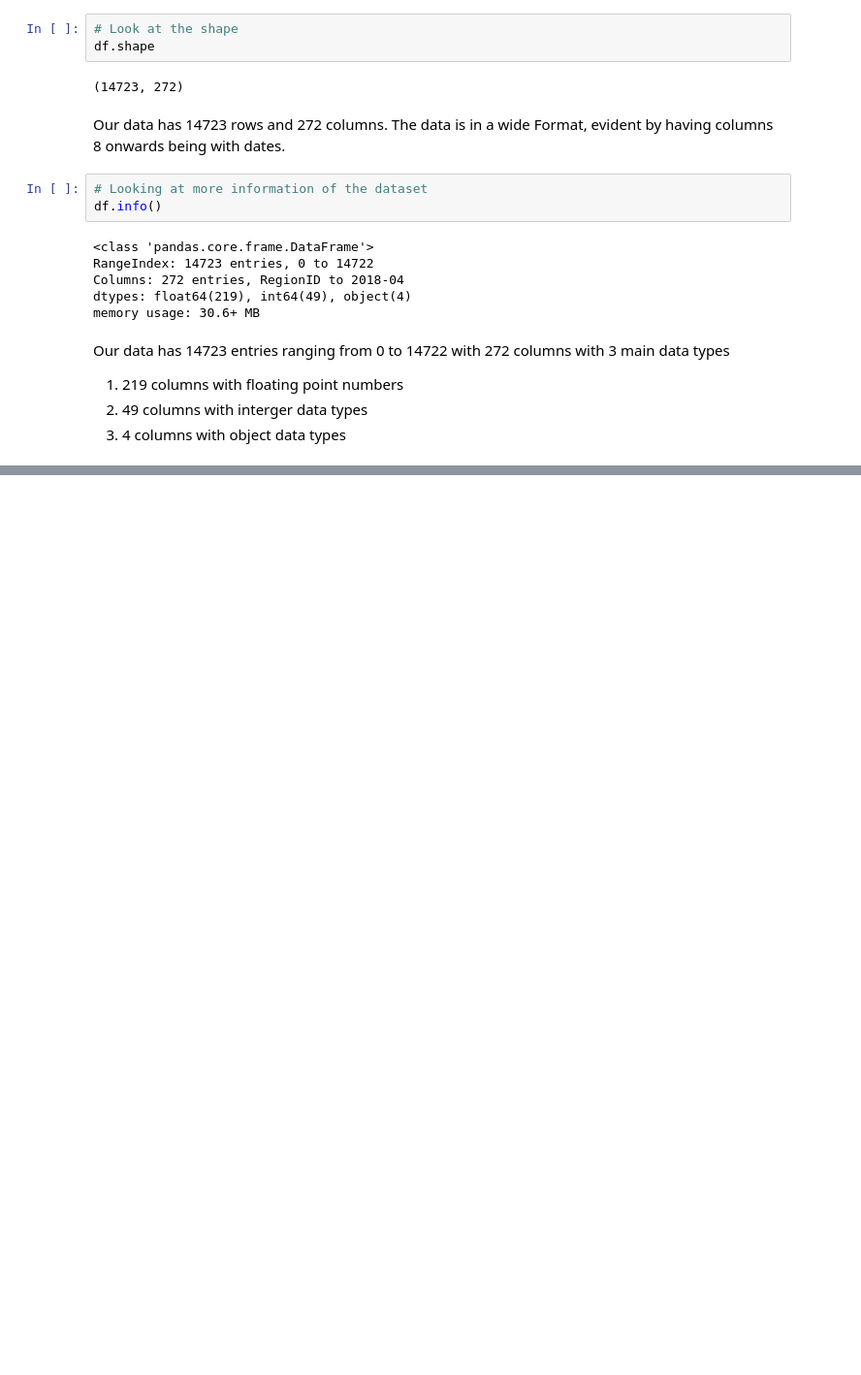
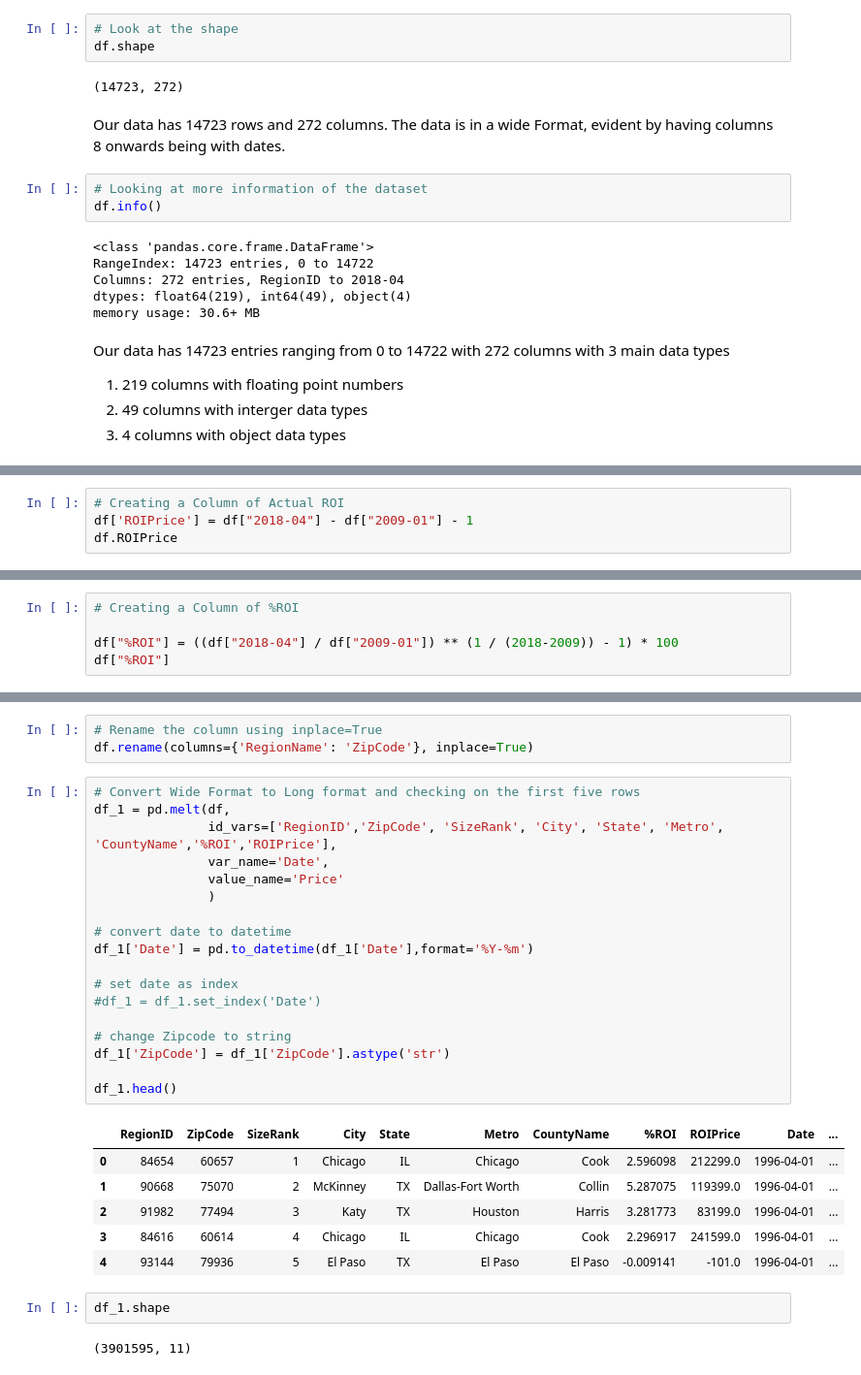
Before and after one commit to PaulMuniu/Phase-4-Group-Project, a Jupyter notebook: Student.ipynb, the cells around one changed output, grey strips where cells are left out. Shown at 97% size. Cells and saved outputs as stored; diff of their text form; blank space fills up the shorter version.

Commit message:
Converting from wide format to long format

```diff
--- a/Student.ipynb
+++ b/Student.ipynb
@@ -99,0 +182,4 @@ Our data has 14723 entries ranging from 0 to 14722 with 272 columns with 3 main
+# %%
+# Creating a Column of Actual ROI
+df['ROIPrice'] = df["2018-04"] - df["2009-01"] - 1
+df.ROIPrice
@@ -99,0 +204,5 @@ Our data has 14723 entries ranging from 0 to 14722 with 272 columns with 3 main
+# %%
+# Creating a Column of %ROI
+
+df["%ROI"] = ((df["2018-04"] / df["2009-01"]) ** (1 / (2018-2009)) - 1) * 100
+df["%ROI"]
@@ -99,0 +236,32 @@ Our data has 14723 entries ranging from 0 to 14722 with 272 columns with 3 main
+# %%
+# Rename the column using inplace=True
+df.rename(columns={'RegionName': 'ZipCode'}, inplace=True)
+# %%
+# Convert Wide Format to Long format and checking on the first five rows
+df_1 = pd.melt(df,
+               id_vars=['RegionID','ZipCode', 'SizeRank', 'City', 'State', 'Metro', 'CountyName','%ROI','ROIPrice'],
+               var_name='Date',
+               value_name='Price'
+               )
+
+# convert date to datetime
+df_1['Date'] = pd.to_datetime(df_1['Date'],format='%Y-%m')
+
+# set date as index
+#df_1 = df_1.set_index('Date')
+
+# change Zipcode to string
+df_1['ZipCode'] = df_1['ZipCode'].astype('str')
+
+df_1.head()
+# %% [output]
+|  | RegionID | ZipCode | SizeRank | City | State | Metro | CountyName | %ROI | ROIPrice | Date | ... |
+| 0 | 84654 | 60657 | 1 | Chicago | IL | Chicago | Cook | 2.596098 | 212299.0 | 1996-04-01 | ... |
+| 1 | 90668 | 75070 | 2 | McKinney | TX | Dallas-Fort Worth | Collin | 5.287075 | 119399.0 | 1996-04-01 | ... |
+| 2 | 91982 | 77494 | 3 | Katy | TX | Houston | Harris | 3.281773 | 83199.0 | 1996-04-01 | ... |
+| 3 | 84616 | 60614 | 4 | Chicago | IL | Chicago | Cook | 2.296917 | 241599.0 | 1996-04-01 | ... |
+| 4 | 93144 | 79936 | 5 | El Paso | TX | El Paso | El Paso | -0.009141 | -101.0 | 1996-04-01 | ... |
+# %%
+df_1.shape
+# %% [output]
+(3901595, 11)
```
Also changed, not shown: parts of 10 cells of this notebook.
